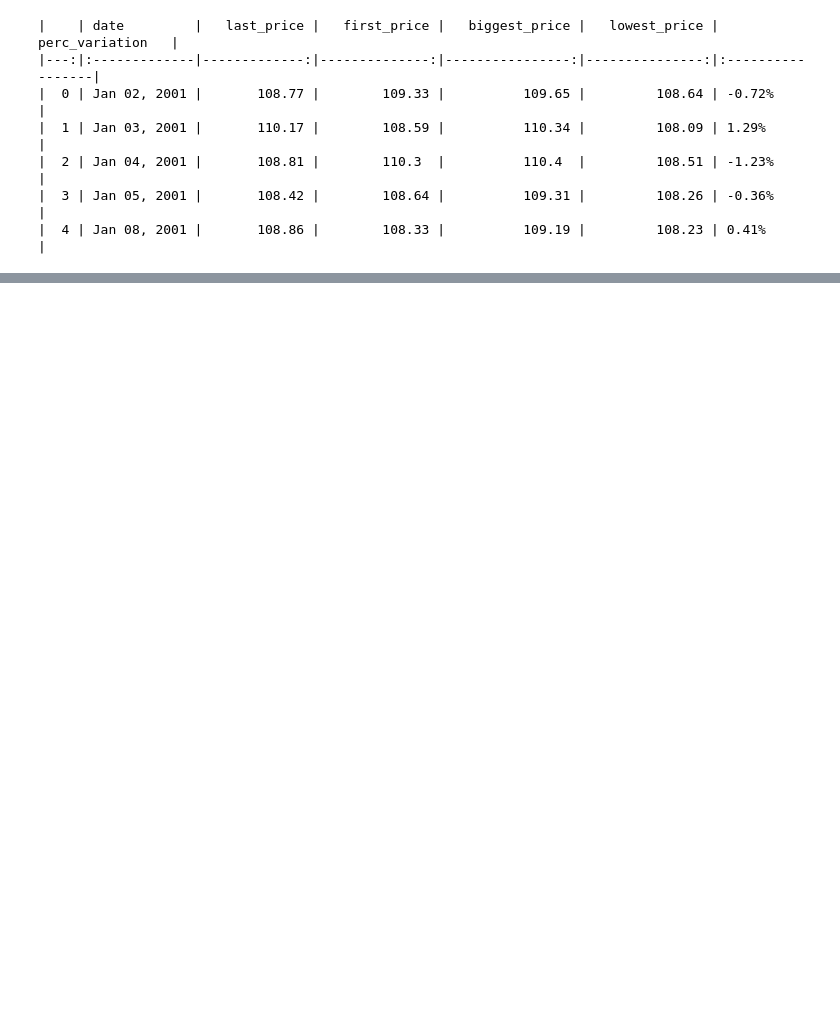
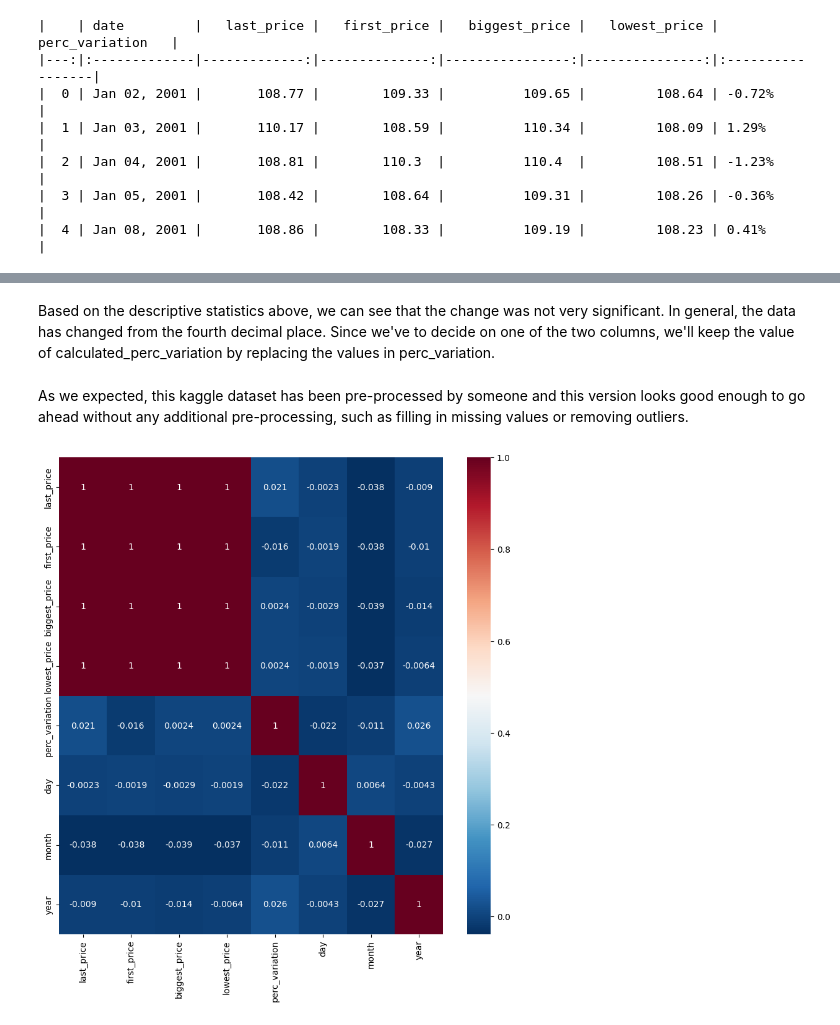
Before and after one commit to martinsphl/MAI5035, a Jupyter notebook: TAREFA_1_2.ipynb, the cells around one changed output, grey strips where cells are left out. Saved outputs shown, nothing was run; the diff lists cells and outputs as text; code cells hidden in the pictures; blank space fills up the shorter version.

```diff
--- a/TAREFA_1_2.ipynb
+++ b/TAREFA_1_2.ipynb
@@ -63,0 +159,4 @@ print(df.head(5).to_markdown())
+# %%
+df['calculated_perc_variation'] = 100 * ((df['last_price'] / df['last_price'].shift()) - 1)
+df.loc[0, 'calculated_perc_variation'] = df.loc[0, 'perc_variation']
+print(df[['perc_variation', 'calculated_perc_variation']].describe())
@@ -63,0 +173,14 @@ print(df.head(5).to_markdown())
+# %% [markdown]
+Based on the descriptive statistics above, we can see that the change was not very significant. In general, the data has changed from the fourth decimal place. Since we've to decide on one of the two columns, we'll keep the value of calculated_perc_variation by replacing the values in perc_variation.
+# %%
+# Just deciding on one of the two
+df['perc_variation'] = df['calculated_perc_variation']
+df.drop(columns=['calculated_perc_variation'], axis=1, inplace=True)
+# %% [markdown]
+As we expected, this kaggle dataset has been pre-processed by someone and this version looks good enough to go ahead without any additional pre-processing, such as filling in missing values or removing outliers.
+# %%
+plt.figure(figsize=(10, 10))
+sns.heatmap(df.corr(), annot=True, cmap='RdBu_r')
+plt.show()
+# %% [output]
+[figure, added]
```
Also changed, not shown: parts of 22 cells of this notebook.
